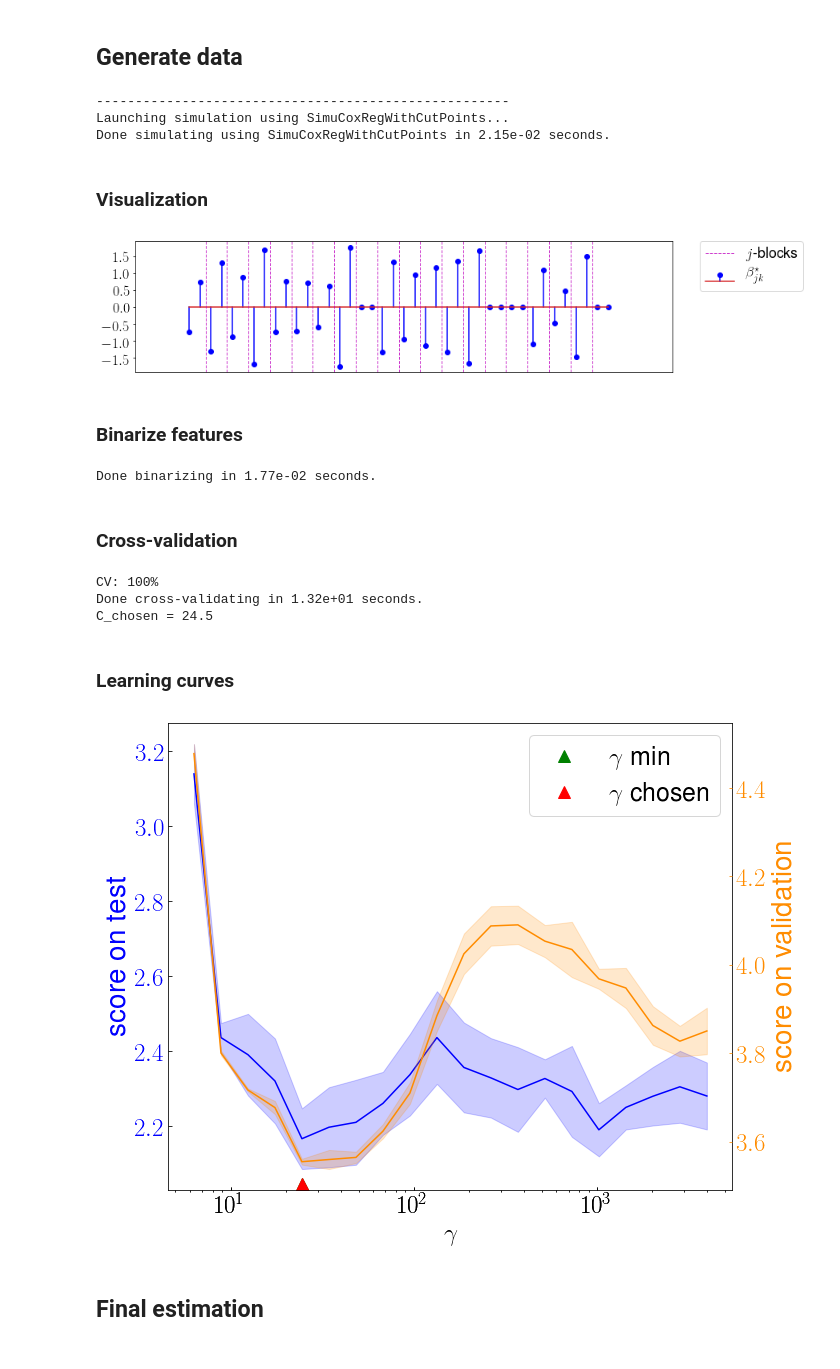
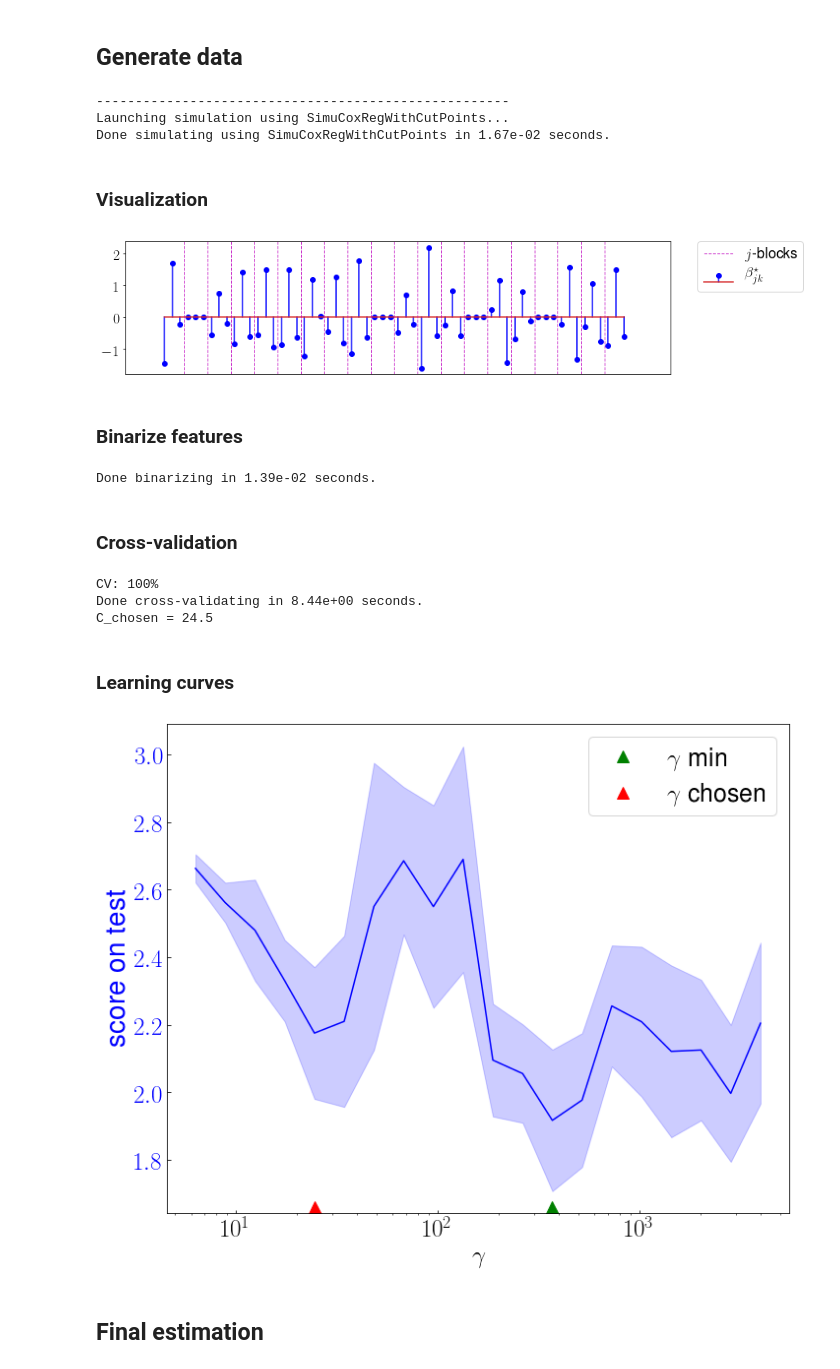
Before and after one commit to SimonBussy/binacox, a Jupyter notebook: tests_a_suppr.ipynb, the cells around one changed output. Drawn from its saved outputs; the diff is of its cells as text; code cells hidden in the pictures.

```diff
--- a/tests_a_suppr.ipynb
+++ b/tests_a_suppr.ipynb
@@ -18,9 +18,9 @@ rc('text', usetex=True)
 # %% [markdown]
 ## Generate data
 # %%
-n_samples = 1000
+n_samples = 300
 n_features = 20
-n_cut_points = 1
+n_cut_points = 2
 cov_corr = .5
 sparsity = .2
 seed = 2
@@ -31,7 +31,7 @@ X, Y, delta, cut_points, beta_star, S = simu.simulate()
 # %% [output]
 -----------------------------------------------------
 Launching simulation using SimuCoxRegWithCutPoints...
-Done simulating using SimuCoxRegWithCutPoints in 2.15e-02 seconds.
+Done simulating using SimuCoxRegWithCutPoints in 1.67e-02 seconds.
 # %%
 # Split data into training and validation sets
 from sklearn.model_selection import ShuffleSplit
@@ -112,7 +112,7 @@ if save_figures:
     pl.savefig('./figures/beta_star.pdf', bbox_inches='tight')
 pl.show()
 # %% [output]
-[figure, old version]
+[figure, new version]
 # %% [markdown]
 ### Binarize features
 # %%
@@ -127,7 +127,7 @@ blocks_start = binarizer.blocks_start
 blocks_length = binarizer.blocks_length
 boundaries = binarizer.boundaries
 # %% [output]
-Done binarizing in 1.77e-02 seconds.
+Done binarizing in 1.39e-02 seconds.
 # %% [markdown]
 ### Cross-validation
 # %%
@@ -140,7 +140,7 @@ learner = CoxRegression(penalty='binarsity', tol=1e-5,
                         warm_start=True)
 learner._solver_obj.linesearch = False
 
-validation_data = [X_validation, Y_validation, delta_validation]
+#validation_data = [X_validation, Y_validation, delta_validation]
 #n_folds = 13
 #grid_size = 25
 n_folds = 10
@@ -153,7 +153,7 @@ for i, C in enumerate(grid_C):
     stdout.write("\rCV: %d%%" % ((i + 1) * 100 / grid_size))
     stdout.flush()
     scores = compute_score(learner, X, X_bin, Y, delta, blocks_start,
-                           blocks_length, boundaries, C, n_folds, validation_data=validation_data)
+                           blocks_length, boundaries, C, n_folds) #validation_data=validation_data)
     scores_cv.loc[i] = scores[0:2]
     scores_val.loc[i] = scores[2:4]
 tac = time()
@@ -166,52 +166,52 @@ print("\nDone cross-validating in %.2e seconds." % (tac - tic))
 print("C_chosen = %.1f" % C_chosen)
 # %% [output]
 CV: 100%
-Done cross-validating in 1.32e+01 seconds.
+Done cross-validating in 8.44e+00 seconds.
 C_chosen = 24.5
 # %% [markdown]
 ### Learning curves
 # %%
 def color_y_axis(ax, color):
     for t in ax.get_yticklabels():
         t.set_color(color)
 
 fig = pl.figure(figsize=(10, 8))
 ax = fig.add_subplot(111)
 eps = scores_cv.test_std / np.sqrt(n_folds) * 1.96
 ax.plot(grid_C, scores_cv.ll_test, color='b', label='')
 ax.fill_between(grid_C,  scores_cv.ll_test - eps,
                 scores_cv.ll_test + eps,  color='b', alpha=0.2)
 color_y_axis(ax, 'b')
 ax.set_ylabel('score on test', fontsize=28, color='b')
 ax.tick_params(axis='both', which='major', direction='in',
                labelsize=25)
 
-ax2 = fig.add_subplot(111, sharex=ax, frameon=False)
-eps = scores_val.val_std / np.sqrt(n_folds) * 1.96
-color2 = 'darkorange'
-ax2.plot(grid_C, scores_val.ll_val, color=color2, label='')
-ax2.fill_between(grid_C,  scores_val.ll_val - eps,
-                scores_val.ll_val + eps,  color=color2, alpha=0.2)
-color_y_axis(ax2, color2)
-ax2.set_ylabel('score on validation', fontsize=28, color=color2)
-ax2.tick_params(axis='both', which='major', direction='in',
-                labelsize=25)
-ax2.tick_params(axis='y', colors=color2)
-ax2.yaxis.tick_right()
-ax2.yaxis.set_label_position("right")
+#ax2 = fig.add_subplot(111, sharex=ax, frameon=False)
+#eps = scores_val.val_std / np.sqrt(n_folds) * 1.96
+#color2 = 'darkorange'
+#ax2.plot(grid_C, scores_val.ll_val, color=color2, label='')
+#ax2.fill_between(grid_C,  scores_val.ll_val - eps,
+#                scores_val.ll_val + eps,  color=color2, alpha=0.2)
+#color_y_axis(ax2, color2)
+#ax2.set_ylabel('score on validation', fontsize=28, color=color2)
+#ax2.tick_params(axis='both', which='major', direction='in',
+#                labelsize=25)
+#ax2.tick_params(axis='y', colors=color2)
+#ax2.yaxis.tick_right()
+#ax2.yaxis.set_label_position("right")
 
 y_min, y_max = ax.get_ylim()
 ax.set_ylim([y_min, y_max])
 ax.plot(C_best, y_min, 'g^', ms=25, label=r'$\gamma$ min')
 ax.plot(C_chosen, y_min, 'r^', ms=25, label=r'$\gamma$ chosen')
 ax.legend(markerscale=.5, fontsize=25)
 ax.set_xlabel('$\gamma$', fontsize=25)
 pl.xscale('log')
 pl.tight_layout()
 #pl.savefig('./cv.pdf', bbox_inches='tight')
 pl.show()
 # %% [output]
-[figure, old version]
+[figure, new version]
 # %% [markdown]
 ## Final estimation
 # %%
```
Also changed, not shown: parts of 3 cells of this notebook, 10 other files.
